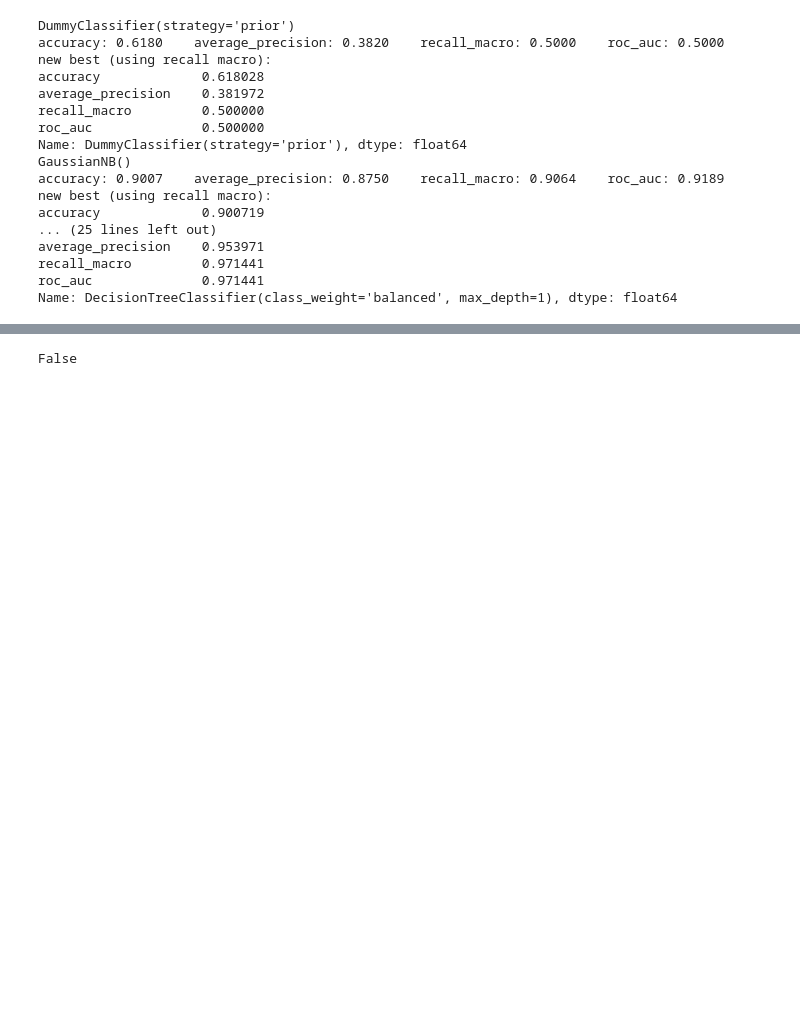
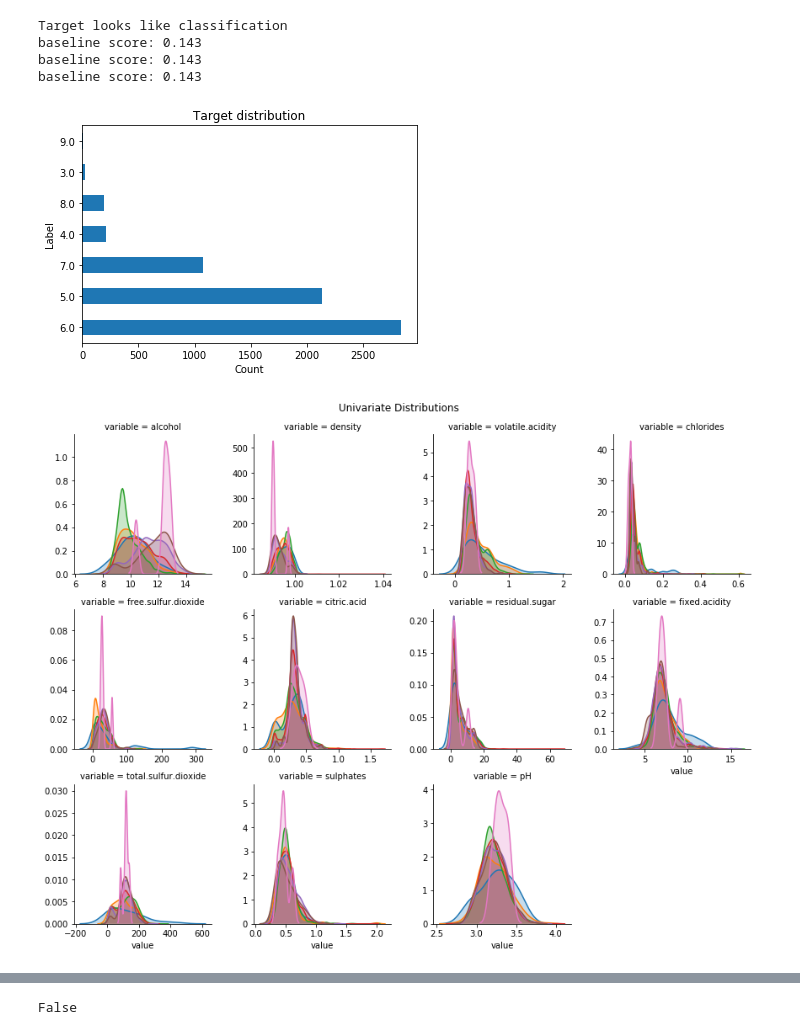
Before and after one commit to dabl/dabl, a Jupyter notebook: testing.ipynb, the cells around one changed output, grey strips where cells are left out. Cells and saved outputs as stored; diff of their text form; code cells hidden in the pictures; blank space fills up the shorter version.

```diff
--- a/testing.ipynb
+++ b/testing.ipynb
@@ -56,26 +99,12 @@ target = 'income'
 # %%
 data = pd.read_csv("/home/andy/datasets/WA_Fn-UseC_-Telco-Customer-Churn.csv")
 target = 'Churn'
-# %%
-from dabl.models import EasyClassifier
-X = data.drop(target, axis=1)
-y = data[target]
-ec = EasyClassifier(refit=True).fit(X, y)
-# %% [output]
-DummyClassifier(strategy='prior')
-accuracy: 0.6180    average_precision: 0.3820    recall_macro: 0.5000    roc_auc: 0.5000
-new best (using recall macro):
-accuracy             0.618028
-average_precision    0.381972
-recall_macro         0.500000
-roc_auc              0.500000
-Name: DummyClassifier(strategy='prior'), dtype: float64
-GaussianNB()
-accuracy: 0.9007    average_precision: 0.8750    recall_macro: 0.9064    roc_auc: 0.9189
-new best (using recall macro):
-accuracy             0.900719
-... (25 lines left out)
-average_precision    0.953971
-recall_macro         0.971441
-roc_auc              0.971441
-Name: DecisionTreeClassifier(class_weight='balanced', max_depth=1), dtype: float64
+# %%
+plot_supervised(clean(data, type_hints={'target': 'categorical'}), target)
+# %% [output]
+Target looks like classification
+baseline score: 0.143
+baseline score: 0.143
+baseline score: 0.143
+[figure, added]
+[figure, added]
```
Also changed, not shown: parts of 37 cells of this notebook, 8 other files.
